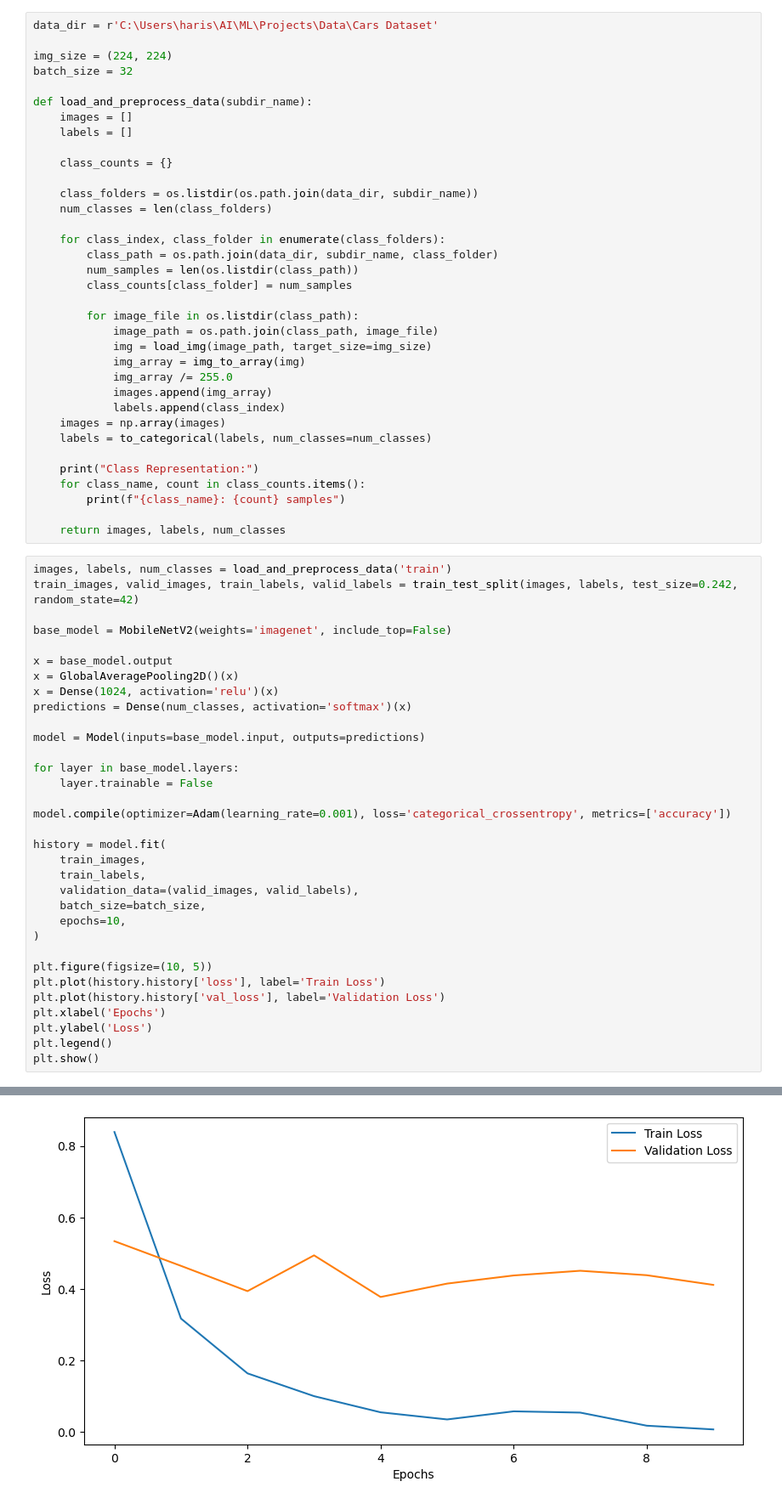
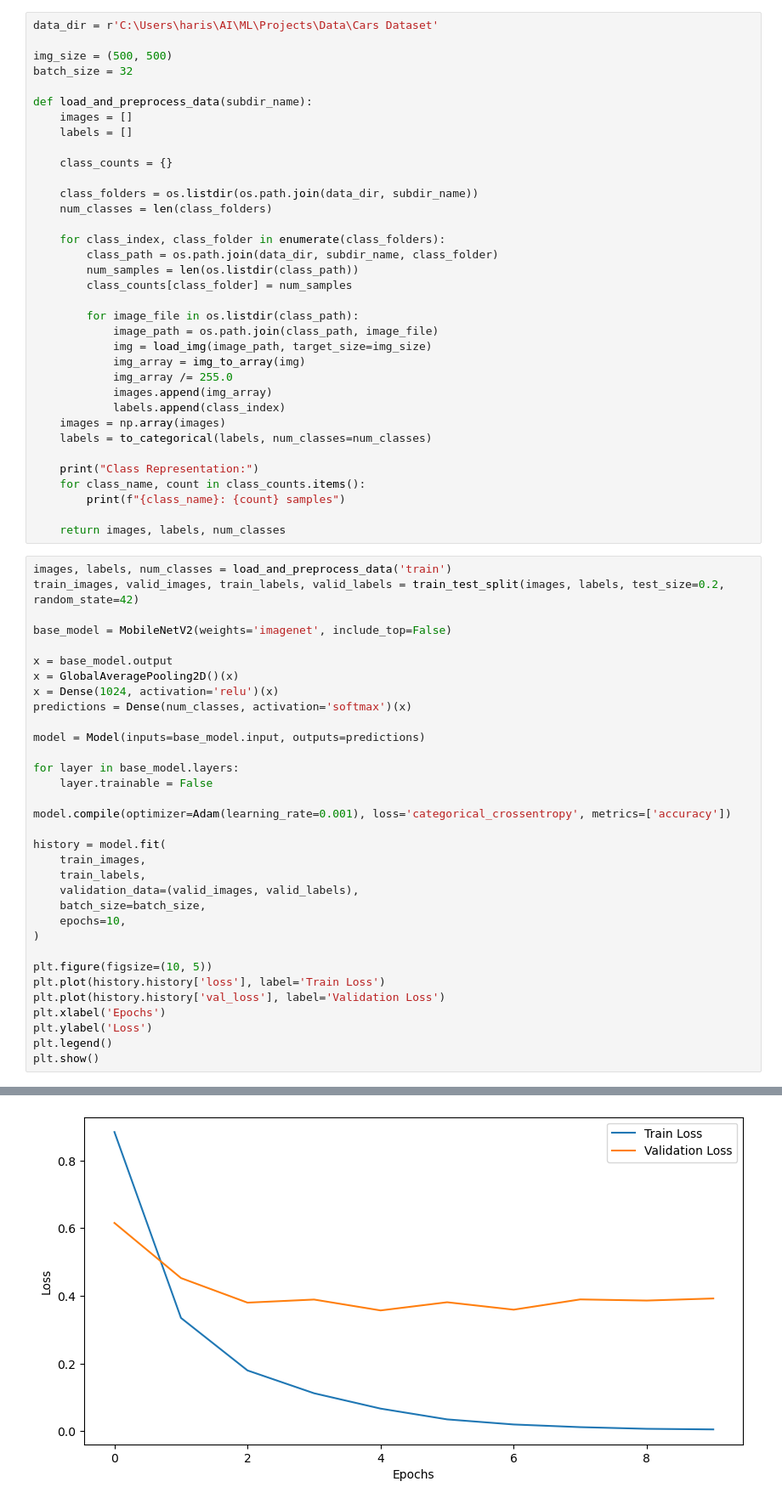
Before and after one commit to TheAIExplorer/CarBrand, a Jupyter notebook: Model_V1.ipynb, the cells around one changed output, grey strips where cells are left out. Shown: that part at 85% size. Cells and saved outputs as stored; diff of their text form.

```diff
--- a/Model_V1.ipynb
+++ b/Model_V1.ipynb
@@ -12,7 +14,7 @@ from sklearn.model_selection import train_test_split
 # %%
 data_dir = r'C:\Users\haris\AI\ML\Projects\Data\Cars Dataset'
 
-img_size = (224, 224)
+img_size = (500, 500)
 batch_size = 32
 
 def load_and_preprocess_data(subdir_name):
@@ -46,7 +48,7 @@ def load_and_preprocess_data(subdir_name):
     return images, labels, num_classes
 # %%
 images, labels, num_classes = load_and_preprocess_data('train')
-train_images, valid_images, train_labels, valid_labels = train_test_split(images, labels, test_size=0.242, random_state=42)
+train_images, valid_images, train_labels, valid_labels = train_test_split(images, labels, test_size=0.2, random_state=42)
 
 base_model = MobileNetV2(weights='imagenet', include_top=False)
 
@@ -98 +100 @@ Epoch 10/10
-[figure, old version]
+[figure, new version]
```
Also changed, not shown: parts of 7 cells of this notebook, 1 other file.
